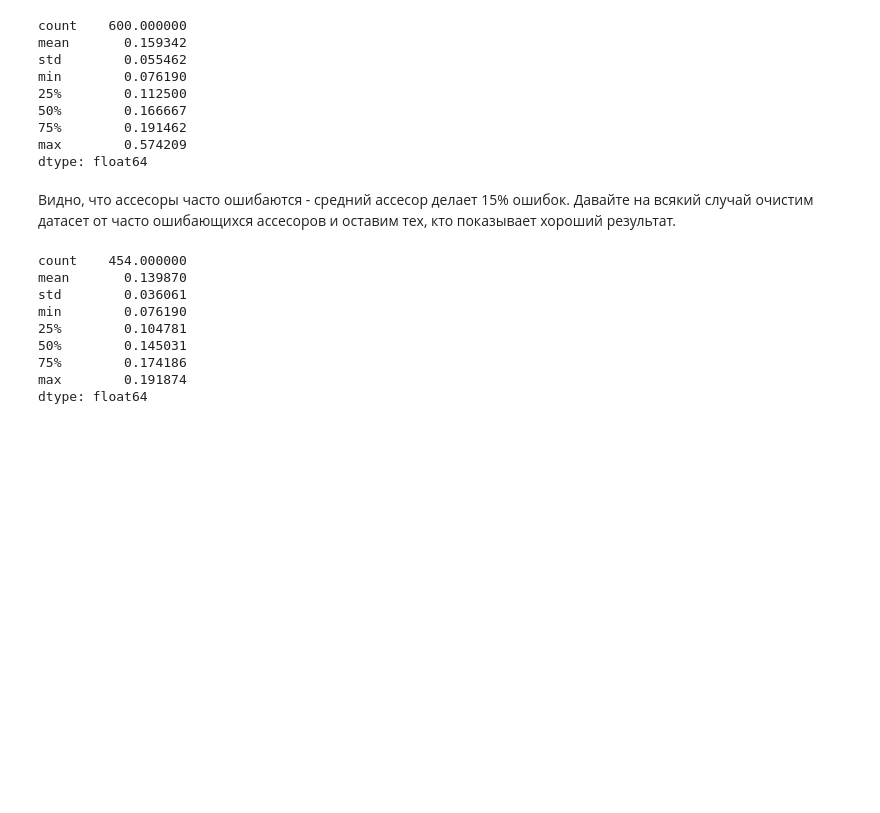
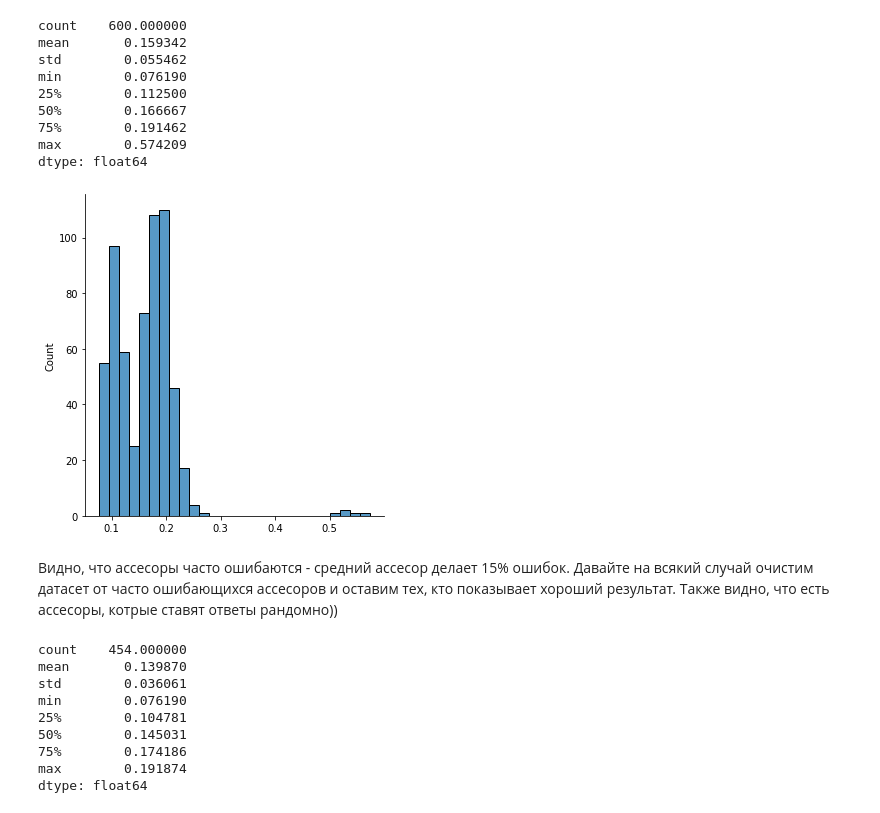
Before and after one commit to PhenixFlame/AssessorTasks, a Jupyter notebook: assessor_ranks.ipynb, the cells around one changed output. Saved outputs shown, nothing was run; the diff lists cells and outputs as text; code cells hidden in the pictures; blank space fills up the shorter version.

```diff
--- a/assessor_ranks.ipynb
+++ b/assessor_ranks.ipynb
@@ -113,9 +114,13 @@ min        0.076190
 75%        0.191462
 max        0.574209
 dtype: float64
+# %%
+sns.displot(errors);
+# %% [output]
+[figure, added]
 # %% [markdown]
 
-Видно, что ассесоры часто ошибаются - средний ассесор делает 15% ошибок. Давайте на всякий случай очистим датасет от часто ошибающихся ассесоров и оставим тех, кто показывает хороший результат.
+Видно, что ассесоры часто ошибаются - средний ассесор делает 15% ошибок. Давайте на всякий случай очистим датасет от часто ошибающихся ассесоров и оставим тех, кто показывает хороший результат. Также видно, что есть ассесоры, котрые ставят ответы рандомно))
 # %%
 errors[errors<0.192].describe()
 # %% [output]
```
Also changed, not shown: parts of 4 cells of this notebook.
